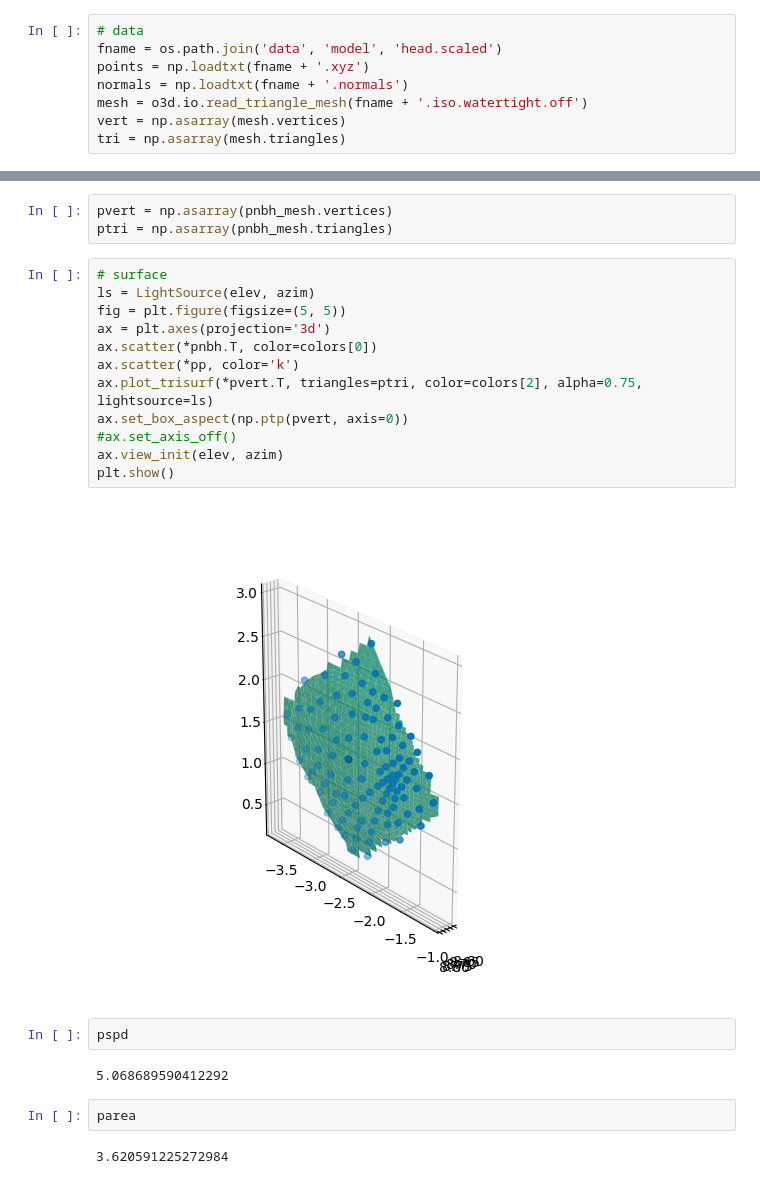
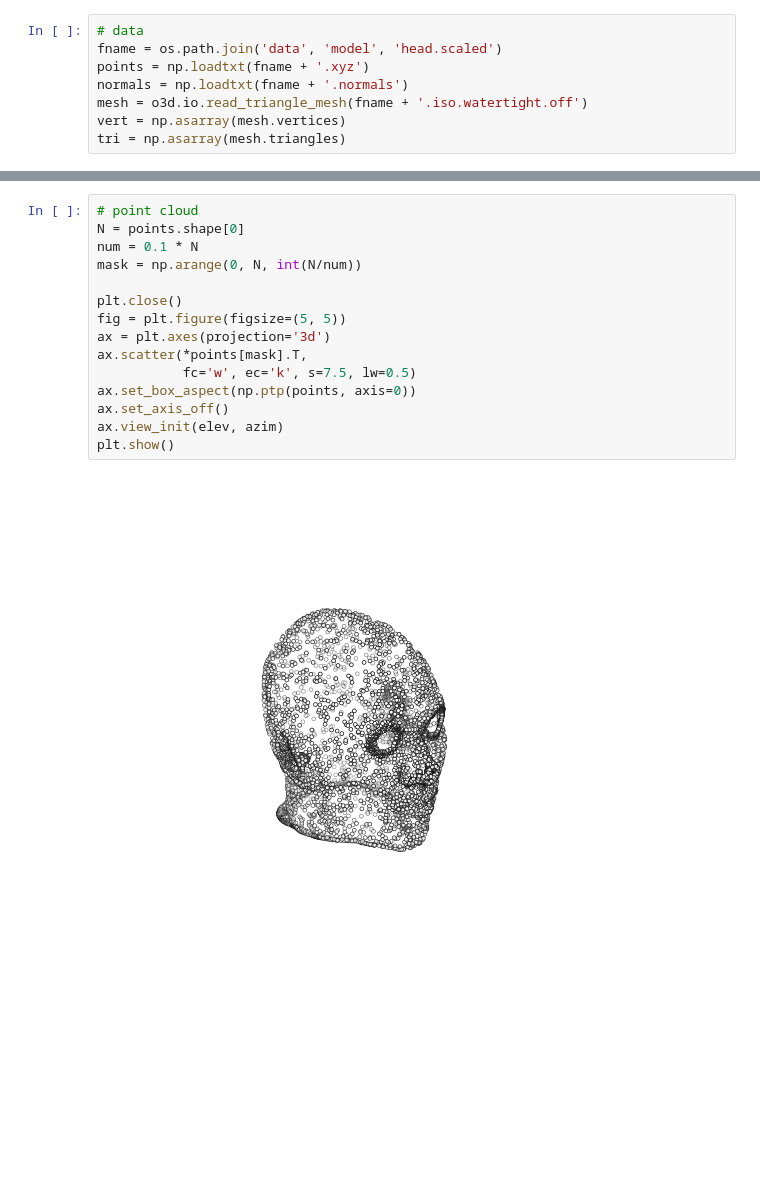
Before and after one commit to akapet00/pspd-autodetect, a Jupyter notebook: experiments/main.ipynb, the cells around one changed output, grey strips where cells are left out. Cells and saved outputs as stored; diff of their text form; blank space fills up the shorter version.

```diff
--- a/experiments/main.ipynb
+++ b/experiments/main.ipynb
@@ -264,25 +38,17 @@ plt.show()
-# %%
-pvert = np.asarray(pnbh_mesh.vertices)
-ptri = np.asarray(pnbh_mesh.triangles)
-# %%
-# surface
-ls = LightSource(elev, azim)
-fig = plt.figure(figsize=(5, 5))
-ax = plt.axes(projection='3d')
-ax.scatter(*pnbh.T, color=colors[0])
-ax.scatter(*pp, color='k')
-ax.plot_trisurf(*pvert.T, triangles=ptri, color=colors[2], alpha=0.75, lightsource=ls)
-ax.set_box_aspect(np.ptp(pvert, axis=0))
-#ax.set_axis_off()
-ax.view_init(elev, azim)
-plt.show()
-# %% [output]
-[figure, removed]
-# %%
-pspd
-# %% [output]
-5.068689590412292
-# %%
-parea
-# %% [output]
-3.620591225272984
+# %%
+# point cloud
+N = points.shape[0]
+num = 0.1 * N
+mask = np.arange(0, N, int(N/num))
+
+plt.close()
+fig = plt.figure(figsize=(5, 5))
+ax = plt.axes(projection='3d')
+ax.scatter(*points[mask].T,
+           fc='w', ec='k', s=7.5, lw=0.5)
+ax.set_box_aspect(np.ptp(points, axis=0))
+ax.set_axis_off()
+ax.view_init(elev, azim)
+plt.show()
+# %% [output]
+[figure, added]
```
Also changed, not shown: parts of 36 cells of this notebook.
